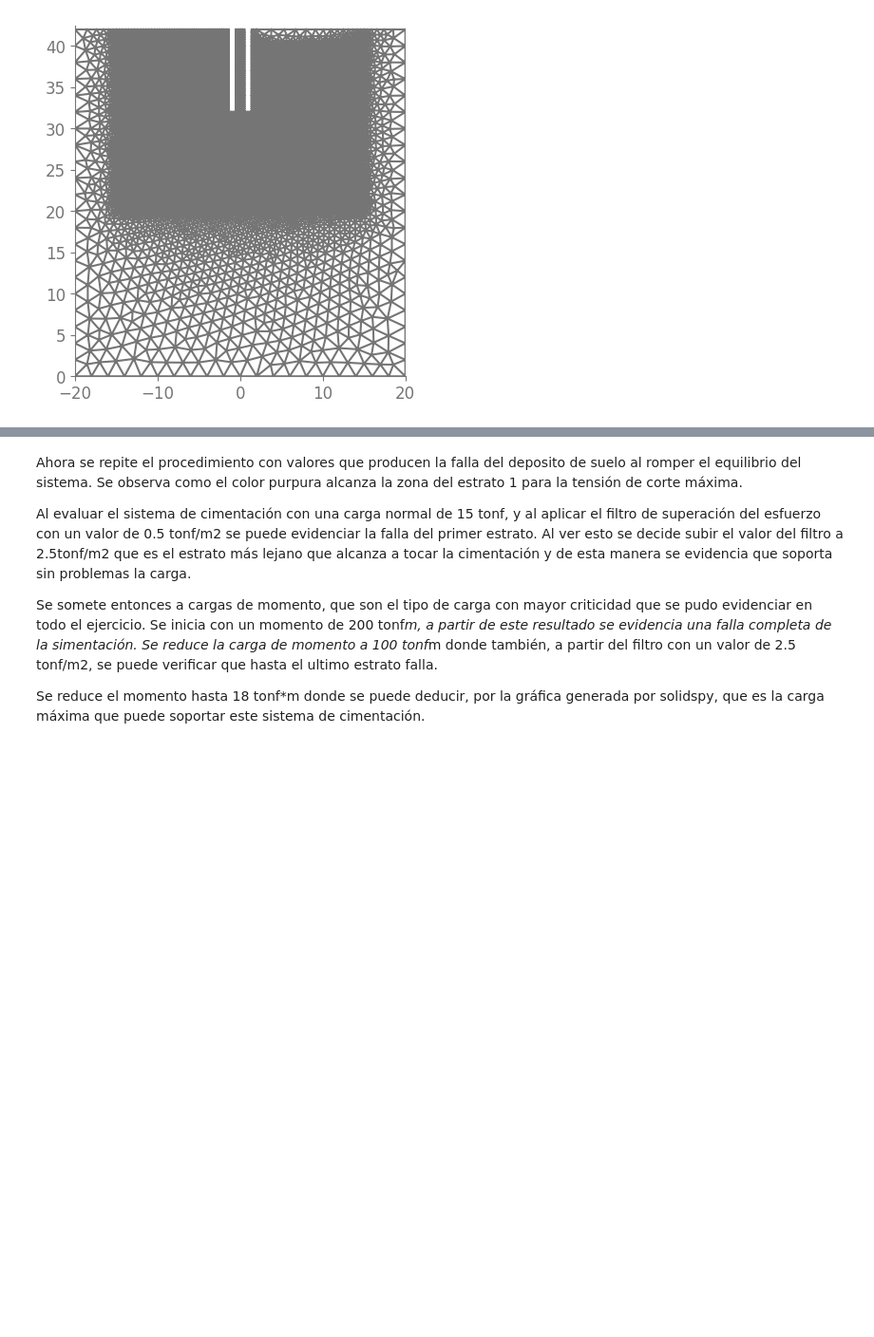
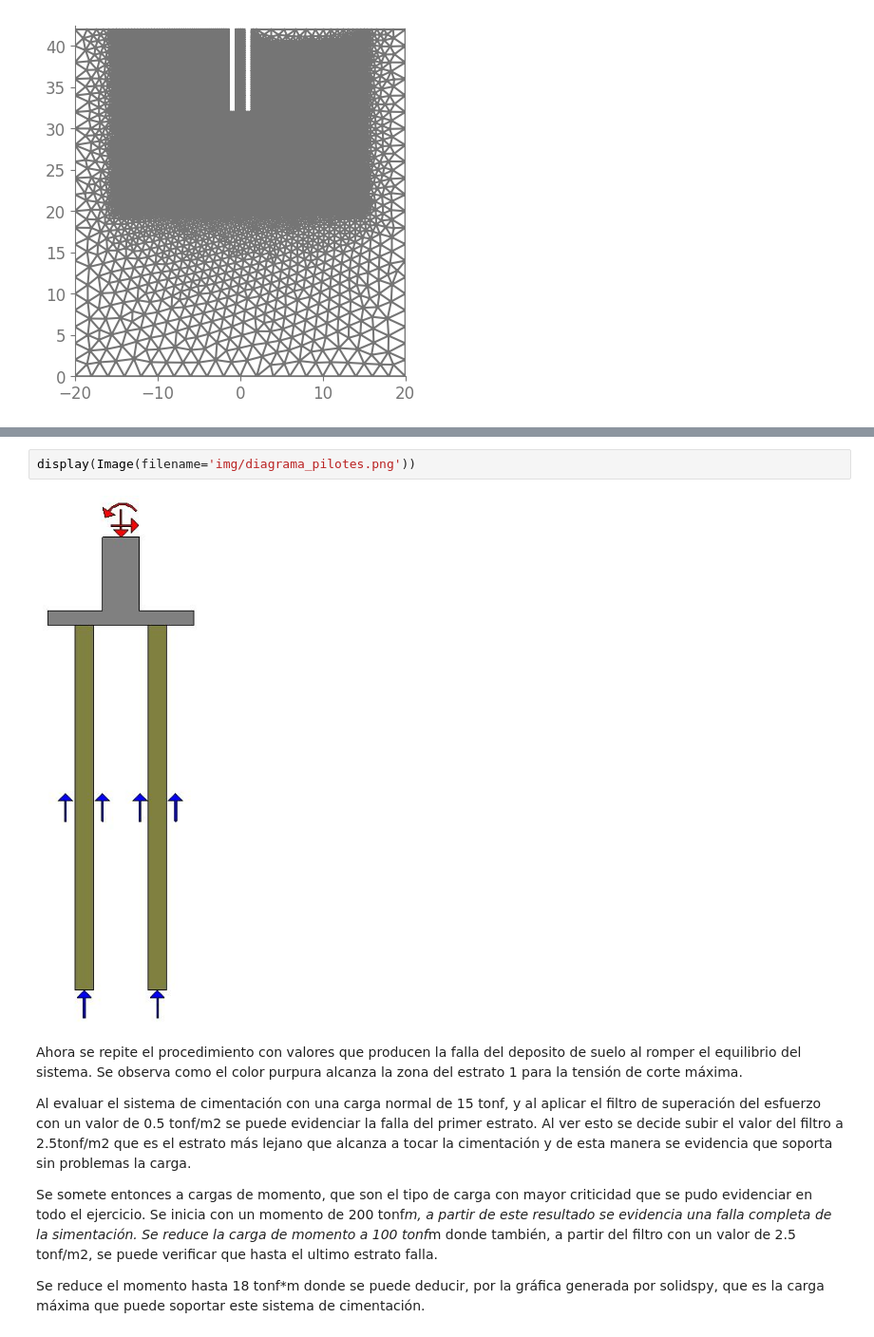
Before and after one commit to oscar-rincon/intro-fem, a Jupyter notebook: cimentación_suelo_estratificado/04_2_pilotes.ipynb, the cells around one changed output, grey strips where cells are left out. Shown at 95% size. Drawn from its saved outputs; the diff is of its cells as text; blank space fills up the shorter version.

```diff
--- a/cimentación_suelo_estratificado/04_2_pilotes.ipynb
+++ b/cimentación_suelo_estratificado/04_2_pilotes.ipynb
@@ -289,3 +283,7 @@ A continuación se presenta un diagrama de cuerpo libre de los pilotes.
+# %%
+display(Image(filename='img/diagrama_pilotes.png'))
+# %% [output]
+[figure, added]
 # %% [markdown]
 Ahora se repite el procedimiento con valores que producen la falla del deposito de suelo al romper el equilibrio del sistema. Se observa como el color purpura alcanza la zona del estrato 1 para la tensión de corte máxima.
 
```
Also changed, not shown: parts of 1 cell of this notebook, 6 other files.
